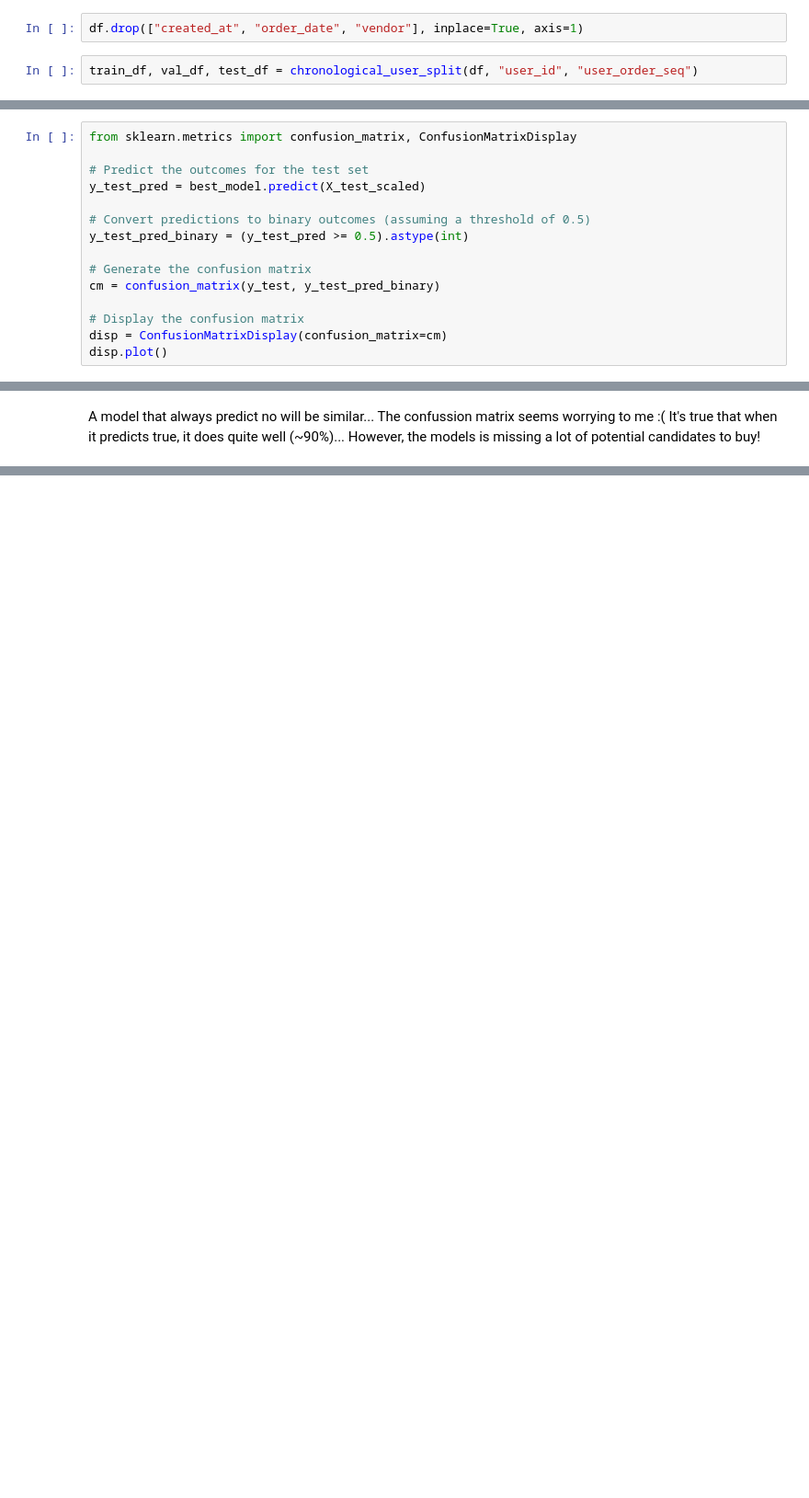
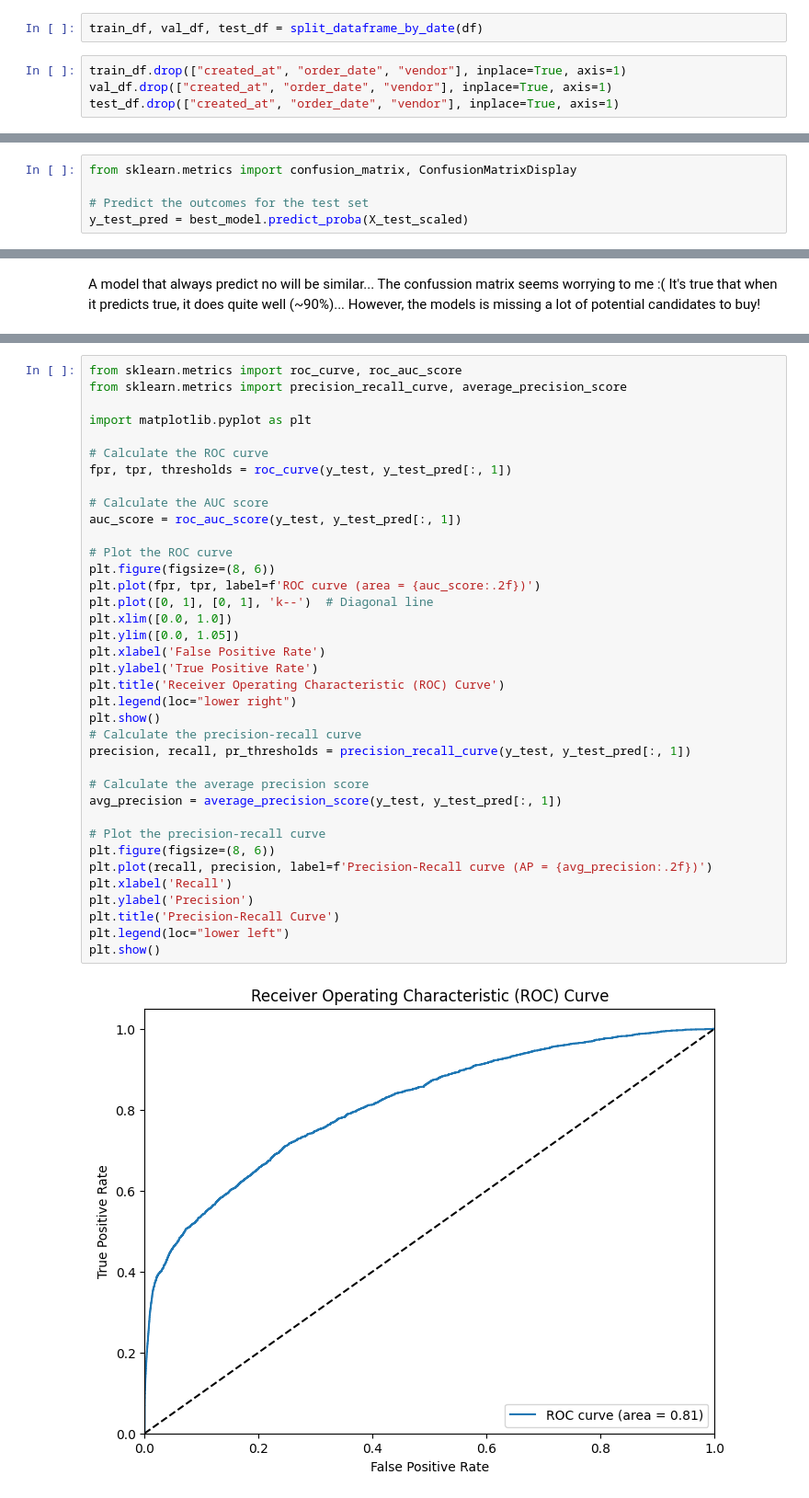
Before and after one commit to imMoya/zrive-ds, a Jupyter notebook: src/module_3/explore.ipynb, the cells around one changed output, grey strips where cells are left out. Shown: that part at 92% size. Saved outputs shown, nothing was run; the diff lists cells and outputs as text; blank space fills up the shorter version.

Commit message:
feat: update pipeline with time split

```diff
--- a/src/module_3/explore.ipynb
+++ b/src/module_3/explore.ipynb
@@ -105,7 +139,9 @@ df.head()
-# %%
-df.drop(["created_at", "order_date", "vendor"], inplace=True, axis=1)
 # %%
-train_df, val_df, test_df = chronological_user_split(df, "user_id", "user_order_seq")
+train_df, val_df, test_df = split_dataframe_by_date(df)
+# %%
+train_df.drop(["created_at", "order_date", "vendor"], inplace=True, axis=1)
+val_df.drop(["created_at", "order_date", "vendor"], inplace=True, axis=1)
+test_df.drop(["created_at", "order_date", "vendor"], inplace=True, axis=1)
 # %%
 target_col = "outcome"
 X_train, y_train = train_df.drop(columns=[target_col]), train_df[target_col].values
@@ -210,14 +231,4 @@ Test MSE: 0.011422182499560021
 from sklearn.metrics import confusion_matrix, ConfusionMatrixDisplay
 
 # Predict the outcomes for the test set
-y_test_pred = best_model.predict(X_test_scaled)
-
-# Convert predictions to binary outcomes (assuming a threshold of 0.5)
-y_test_pred_binary = (y_test_pred >= 0.5).astype(int)
-
-# Generate the confusion matrix
-cm = confusion_matrix(y_test, y_test_pred_binary)
-
-# Display the confusion matrix
-disp = ConfusionMatrixDisplay(confusion_matrix=cm)
-disp.plot()
+y_test_pred = best_model.predict_proba(X_test_scaled)
@@ -229,0 +248,39 @@ It's true that when it predicts true, it does quite well (~90%)... However, the
+# %%
+from sklearn.metrics import roc_curve, roc_auc_score
+from sklearn.metrics import precision_recall_curve, average_precision_score
+
+import matplotlib.pyplot as plt
+
+# Calculate the ROC curve
+fpr, tpr, thresholds = roc_curve(y_test, y_test_pred[:, 1])
+
+# Calculate the AUC score
+auc_score = roc_auc_score(y_test, y_test_pred[:, 1])
+
+# Plot the ROC curve
+plt.figure(figsize=(8, 6))
+plt.plot(fpr, tpr, label=f'ROC curve (area = {auc_score:.2f})')
+plt.plot([0, 1], [0, 1], 'k--')  # Diagonal line
+plt.xlim([0.0, 1.0])
+plt.ylim([0.0, 1.05])
+plt.xlabel('False Positive Rate')
+plt.ylabel('True Positive Rate')
+plt.title('Receiver Operating Characteristic (ROC) Curve')
+plt.legend(loc="lower right")
+plt.show()
+# Calculate the precision-recall curve
+precision, recall, pr_thresholds = precision_recall_curve(y_test, y_test_pred[:, 1])
+
+# Calculate the average precision score
+avg_precision = average_precision_score(y_test, y_test_pred[:, 1])
+
+# Plot the precision-recall curve
+plt.figure(figsize=(8, 6))
+plt.plot(recall, precision, label=f'Precision-Recall curve (AP = {avg_precision:.2f})')
+plt.xlabel('Recall')
+plt.ylabel('Precision')
+plt.title('Precision-Recall Curve')
+plt.legend(loc="lower left")
+plt.show()
+# %% [output]
+[figure, added]
```
Also changed, not shown: parts of 10 cells of this notebook, 27 other files.
